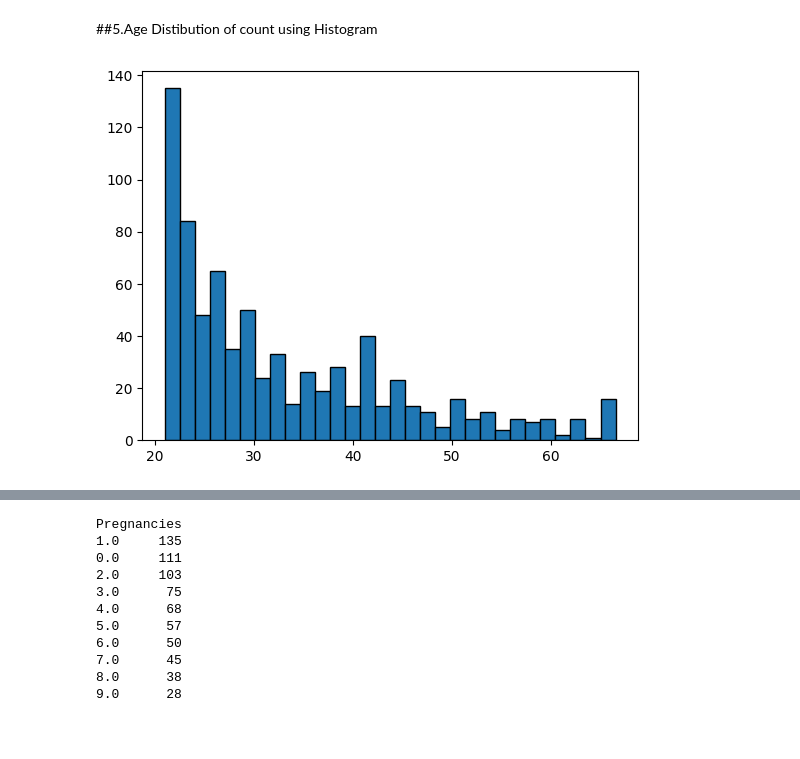
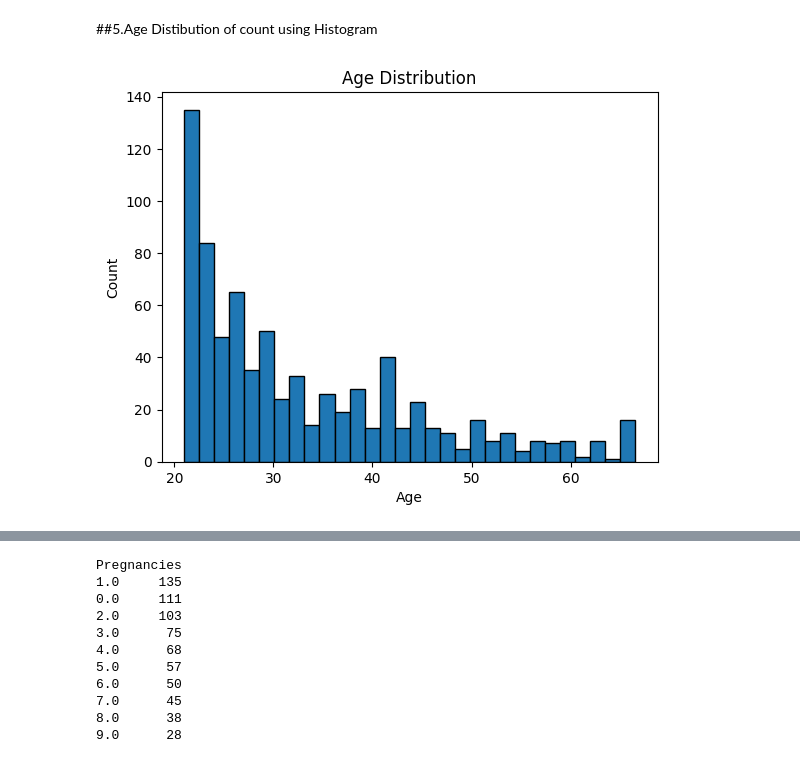
Before and after one commit to ramannamalai03/Week-9---ML-and-Data-science-Capstone-Project, a Jupyter notebook: Univariate and Bivariate.ipynb, the cells around one changed output, grey strips where cells are left out. Cells and saved outputs as stored; diff of their text form; code cells hidden in the pictures; blank space fills up the shorter version.

```diff
--- a/Univariate and Bivariate.ipynb
+++ b/Univariate and Bivariate.ipynb
@@ -512,12 +512,12 @@ https://gist.github.com/mwaskom/de44147ed2974457ad6372750bbe5751
 # %%
 import matplotlib.pyplot as plt
 plt.hist(dataset['Age'], bins=30, edgecolor='black')
-plt.title=("Age Distribution")
-plt.xlabel=('Age')
-plt.ylabel=('Count')
+plt.title("Age Distribution")
+plt.xlabel('Age')
+plt.ylabel('Count')
 plt.show()
 # %% [output]
-[figure, old version]
+[figure, new version]
 # %%
 counts = dataset['Pregnancies'].value_counts()
 plt.figure(figsize=(8, 6))
```
Also changed, not shown: parts of 24 cells of this notebook, 1 other file.
